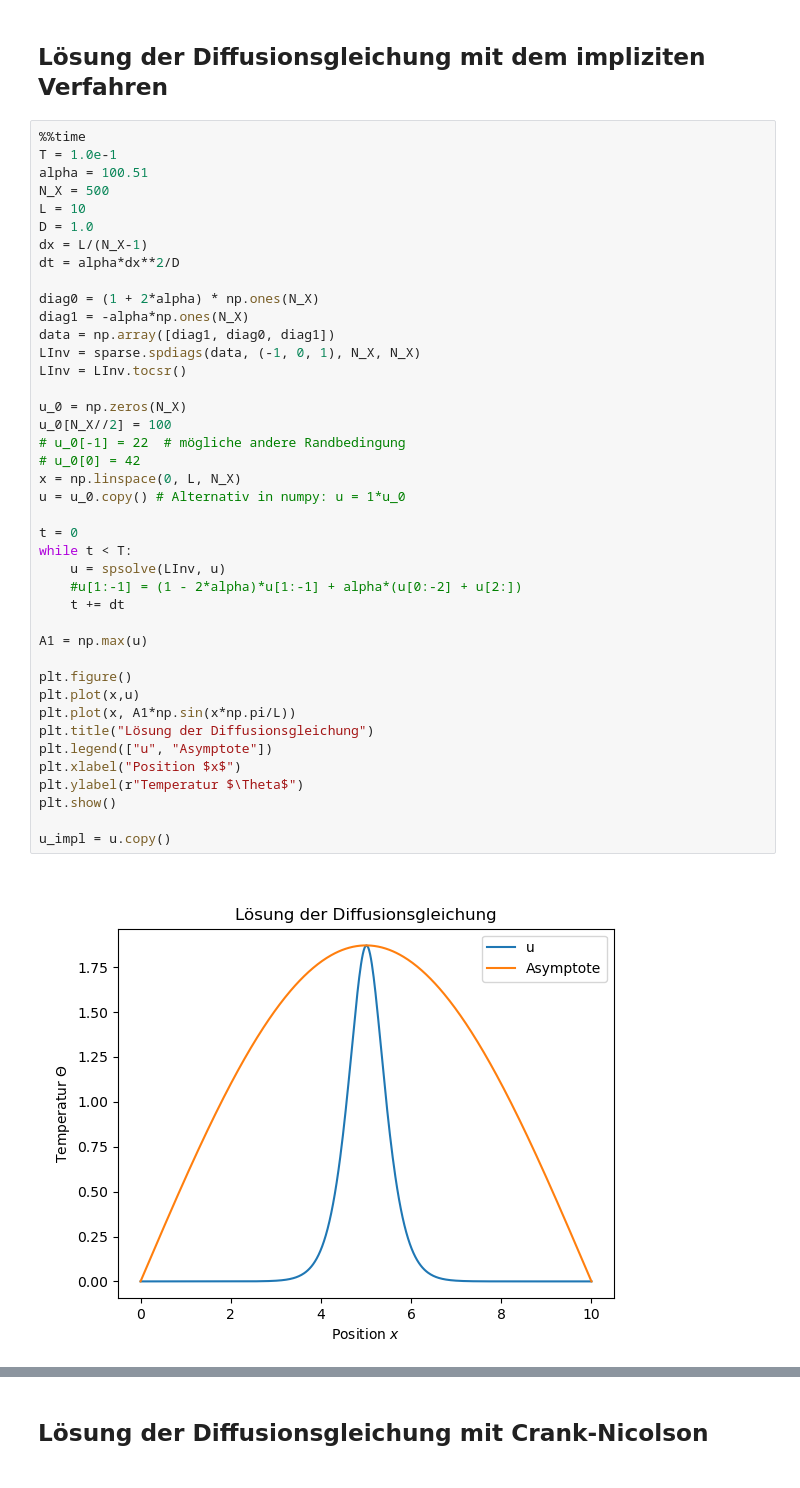
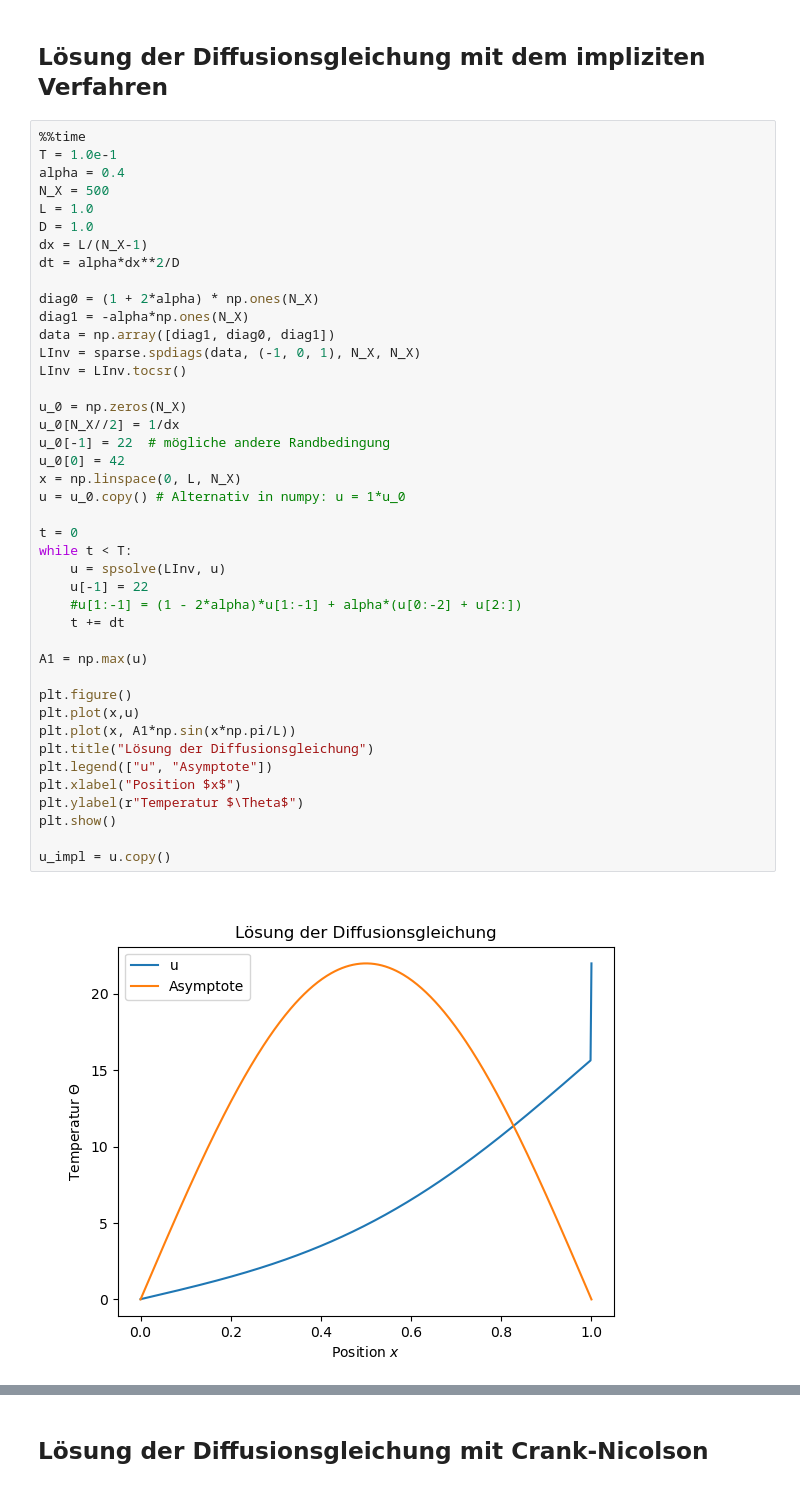
Before and after one commit to uja-works/PDE2022, a Jupyter notebook: Ue_PDE_03.ipynb, the cells around one changed output, grey strips where cells are left out. Cells and saved outputs as stored; diff of their text form.

```diff
--- a/Ue_PDE_03.ipynb
+++ b/Ue_PDE_03.ipynb
@@ -128,43 +134,44 @@ array([-2.77555756e-17,  1.00000000e+00,  2.00000000e+00,  3.00000000e+00,
 # %%
 %%time
 T = 1.0e-1
-alpha = 100.51
+alpha = 0.4
 N_X = 500
-L = 10
+L = 1.0
 D = 1.0
 dx = L/(N_X-1)
 dt = alpha*dx**2/D
 
 diag0 = (1 + 2*alpha) * np.ones(N_X)
 diag1 = -alpha*np.ones(N_X)
 data = np.array([diag1, diag0, diag1])
 LInv = sparse.spdiags(data, (-1, 0, 1), N_X, N_X)
 LInv = LInv.tocsr()
 
 u_0 = np.zeros(N_X)
-u_0[N_X//2] = 100
-# u_0[-1] = 22  # mögliche andere Randbedingung
-# u_0[0] = 42
+u_0[N_X//2] = 1/dx
+u_0[-1] = 22  # mögliche andere Randbedingung
+u_0[0] = 42
 x = np.linspace(0, L, N_X)
 u = u_0.copy() # Alternativ in numpy: u = 1*u_0
 
 t = 0
 while t < T:
     u = spsolve(LInv, u)
+    u[-1] = 22
     #u[1:-1] = (1 - 2*alpha)*u[1:-1] + alpha*(u[0:-2] + u[2:])
     t += dt
 
 A1 = np.max(u)
 
 plt.figure()
 plt.plot(x,u)
 plt.plot(x, A1*np.sin(x*np.pi/L))
 plt.title("Lösung der Diffusionsgleichung")
 plt.legend(["u", "Asymptote"])
 plt.xlabel("Position $x$")
 plt.ylabel(r"Temperatur $\Theta$")
 plt.show()
 
 u_impl = u.copy()
 # %% [output]
-[figure, old version]
+[figure, new version]
```
Also changed, not shown: parts of 5 cells of this notebook, 12 other files.
